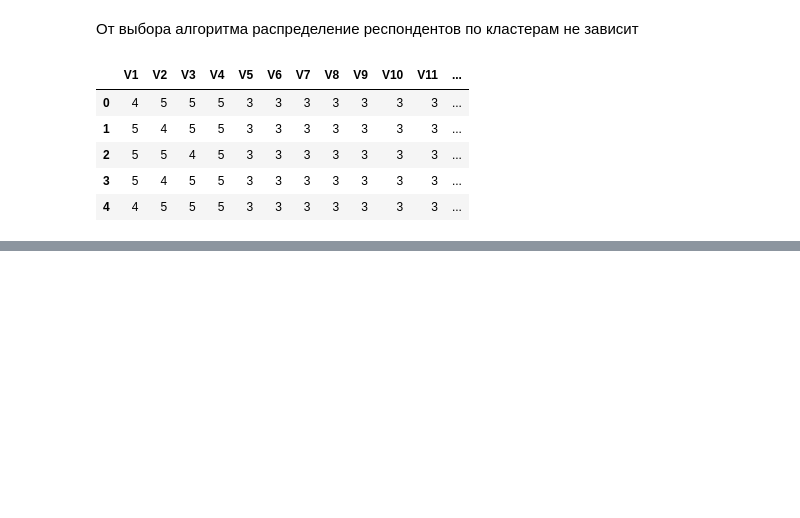
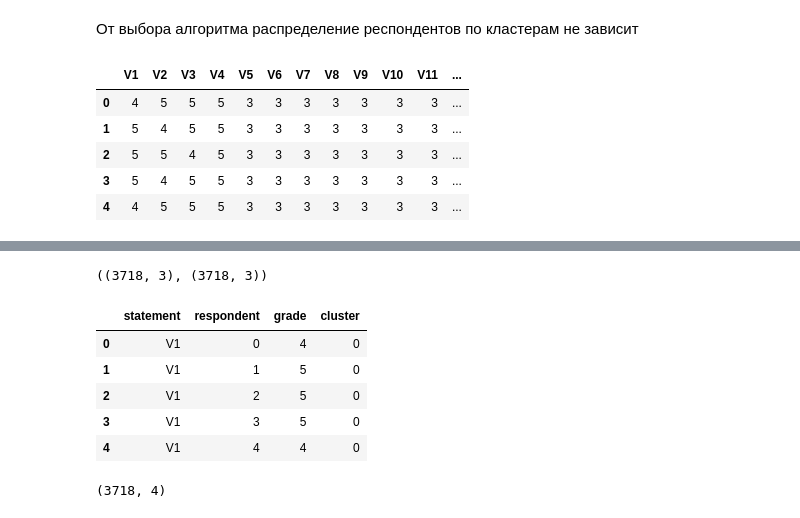
Before and after one commit to RuslanLat/pet_project, a Jupyter notebook: homework/ sweetmeats.ipynb, the cells around one changed output, grey strips where cells are left out. Drawn from its saved outputs; the diff is of its cells as text; code cells hidden in the pictures; blank space fills up the shorter version.

```diff
--- a/homework/ sweetmeats.ipynb
+++ b/homework/ sweetmeats.ipynb
@@ -424,0 +427,4 @@ df.head()
+# %%
+# перегруппировка данных, получение пары значения высказвание-респондент/оценка
+df_grade = df.iloc[:,:-3].unstack().reset_index().rename(columns={'level_0':'statement', 'level_1':'respondent', 0: 'grade'})
+df_grade.head()
@@ -424,0 +438,6 @@ df.head()
+# %%
+# перегруппировка данных, получение пары значения высказвание-респондент/кластер
+df_cluster = df[df.columns[:-3]].apply(lambda x: x // x).apply(lambda x: x * df['cluster_kmeans']) \
+                              .unstack().reset_index() \
+                              .rename(columns={'level_0':'statement', 'level_1':'respondent', 0: 'cluster'})
+df_cluster.head()
@@ -424,0 +451,21 @@ df.head()
+# %%
+# размерность данных до объединения
+df_grade.shape, df_cluster.shape
+# %% [output]
+((3718, 3), (3718, 3))
+# %%
+# объединение данных
+df = df_grade.merge(df_cluster, on=['statement', 'respondent'])
+df.head()
+# %% [output]
+|  | statement | respondent | grade | cluster |
+| 0 | V1 | 0 | 4 | 0 |
+| 1 | V1 | 1 | 5 | 0 |
+| 2 | V1 | 2 | 5 | 0 |
+| 3 | V1 | 3 | 5 | 0 |
+| 4 | V1 | 4 | 4 | 0 |
+# %%
+# проверка размерности после объединения
+df.shape
+# %% [output]
+(3718, 4)
```
Also changed, not shown: parts of 6 cells of this notebook, 1 other file.
